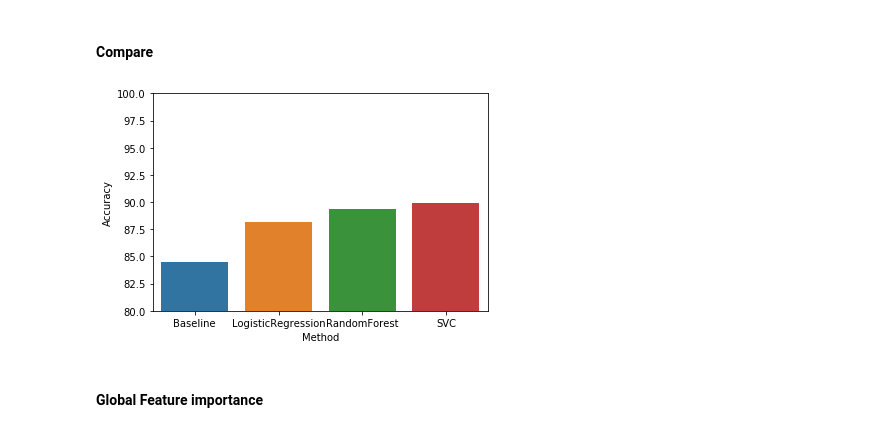
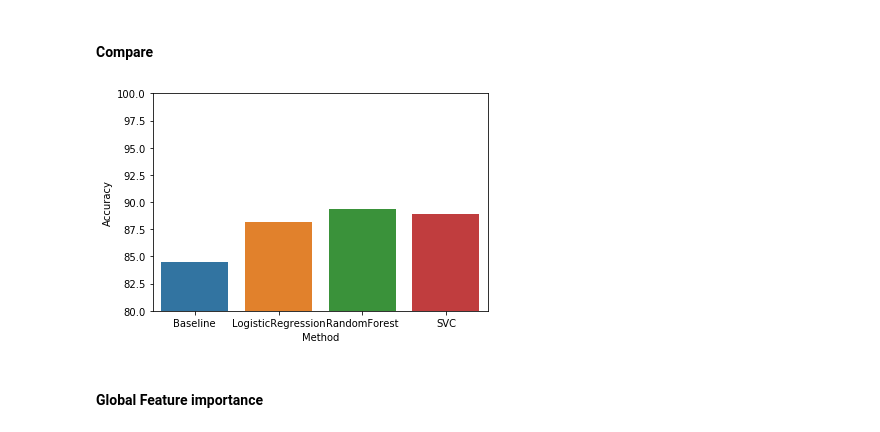
Before and after one commit to Qinyun718/Data1030-OnlineShopping, a Jupyter notebook: src/data-processing.ipynb, the cells around one changed output. Drawn from its saved outputs; the diff is of its cells as text; code cells hidden in the pictures.

```diff
--- a/src/data-processing.ipynb
+++ b/src/data-processing.ipynb
@@ -721,14 +721,15 @@ print('test accuracy score(Combining 5 random_state):',np.around(np.mean(score_s
 #### Compare
 # %%
 import seaborn as sns
-data= [['Baseline',84.51],['LogisticRegression',88.20],['RandomForest',89.40],['SVC',89.96]]
+data= [['Baseline',84.51],['LogisticRegression',88.20],['RandomForest',89.40],['SVC',88.90]]
 accuracy_compare = pd.DataFrame(data, columns = ['Method', 'Accuracy'])
 
 sns.barplot(x=accuracy_compare['Method'],y=accuracy_compare['Accuracy'])
 plt.ylim(80,100)
+plt.savefig('../figures/accuracy_compare', dpi=300, bbox_inches = "tight")
 plt.show()
 # %% [output]
-[figure, old version]
+[figure, new version]
 # %% [markdown]
 #### Global Feature importance
 # %%
```
Also changed, not shown: parts of 1 cell of this notebook, 3 other files.
